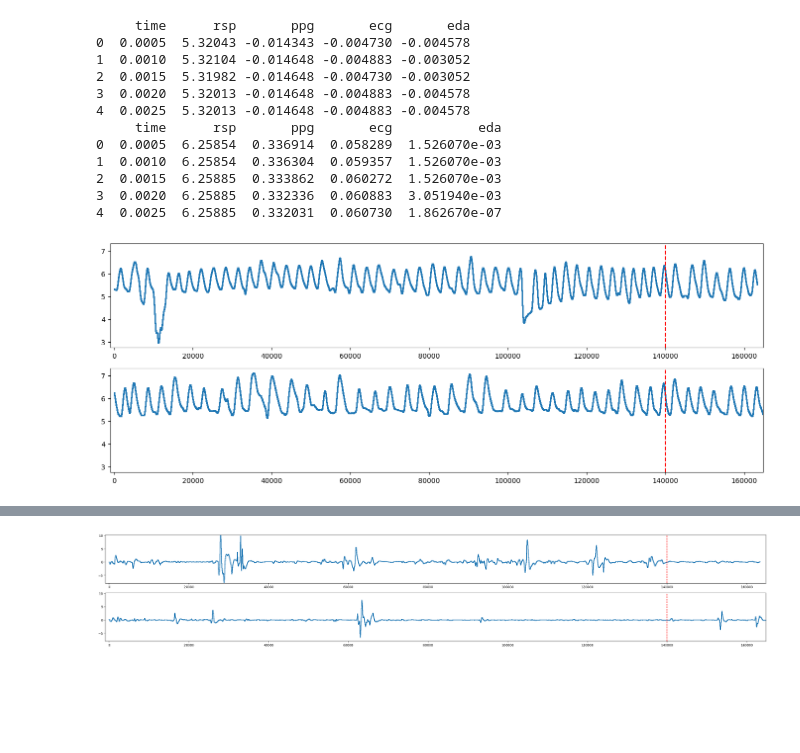
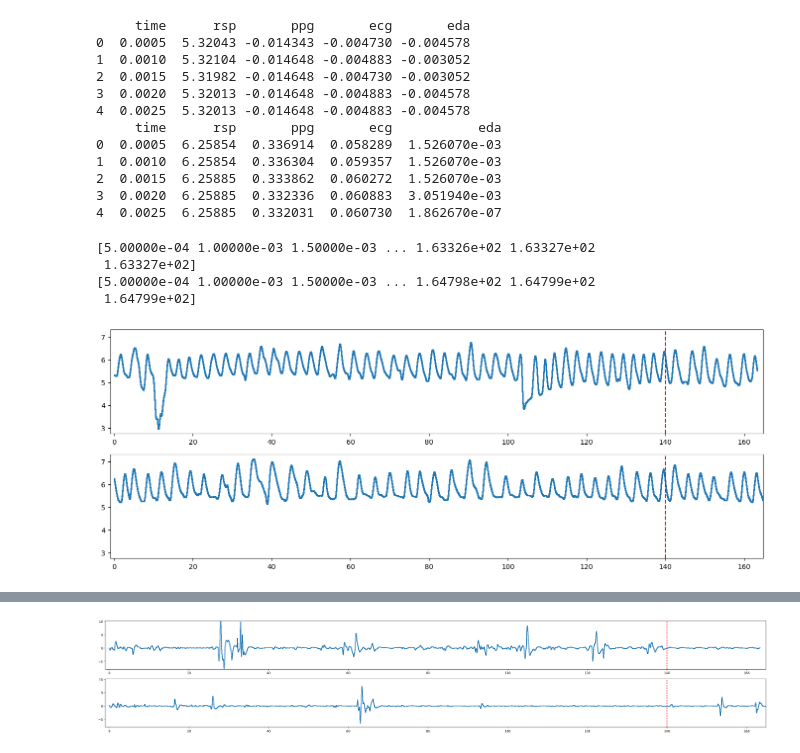
Before and after one commit to abishans23/Predictability-and-Horror-Films, a Jupyter notebook: Algorithm.ipynb, the cells around one changed output, grey strips where cells are left out. Cells and saved outputs as stored; diff of their text form; code cells hidden in the pictures; blank space fills up the shorter version.

```diff
--- a/Algorithm.ipynb
+++ b/Algorithm.ipynb
@@ -34,39 +34,42 @@ arr1rsp = arr1[:,1]
 arr1ppg = arr1[:,2]
 arr1ecg = arr1[:,3]
 arr1eda = arr1[:,4]
-arr1timeMS = arr1time * 1000
 
 arr2time = arr2[:,0]
 arr2rsp = arr2[:,1]
 arr2ppg = arr2[:,2]
 arr2ecg = arr2[:,3]
 arr2eda = arr2[:,4]
-arr2timeMS = arr2time * 1000
 
-print(arr1timeMS)
-print(arr2timeMS)
+print(arr1time)
+print(arr2time)
+# %% [output]
+[5.00000e-04 1.00000e-03 1.50000e-03 ... 1.63326e+02 1.63327e+02
+ 1.63327e+02]
+[5.00000e-04 1.00000e-03 1.50000e-03 ... 1.64798e+02 1.64799e+02
+ 1.64799e+02]
 # %%
 ymin = min(arr1rsp.min(), arr2rsp.min()) - 0.2
 ymax = max(arr1rsp.max(), arr2rsp.max()) +0.2
 
 plt.figure(figsize=(17, 6))
 
 plt.subplot(2, 1, 1)
-plt.scatter(arr1timeMS, arr1rsp, s=1)
+plt.scatter(arr1time, arr1rsp, s=1)
 plt.ylim(ymin, ymax)
-plt.xlim(-1000, max(arr1timeMS.max(), arr2timeMS.max()))
-plt.axvline(x=140000, color='r', linestyle='--')
+plt.xlim(-1, max(arr1time.max(), arr2time.max()))
+plt.axvline(x=140, color='r', linestyle='--')
 
 
 plt.subplot(2, 1, 2)
-plt.scatter(arr2timeMS, arr2rsp, s=1)
+plt.scatter(arr2time, arr2rsp, s=1)
 plt.ylim(ymin, ymax)
-plt.xlim(-1000, max(arr1timeMS.max(), arr2timeMS.max()))
-plt.axvline(x=140000, color='r', linestyle='--')
+plt.xlim(-1, max(arr1time.max(), arr2time.max()))
+plt.axvline(x=140, color='r', linestyle='--')
 
 plt.show()
 # %% [output]
-[figure, old version]
+[figure, new version]
 # %%
 ymin = min(arr1ecg.min(), arr2ecg.min()) - 0.2
 ymax = max(arr1ecg.max(), arr2ecg.max()) +0.2
```
Also changed, not shown: parts of 2 cells of this notebook.
